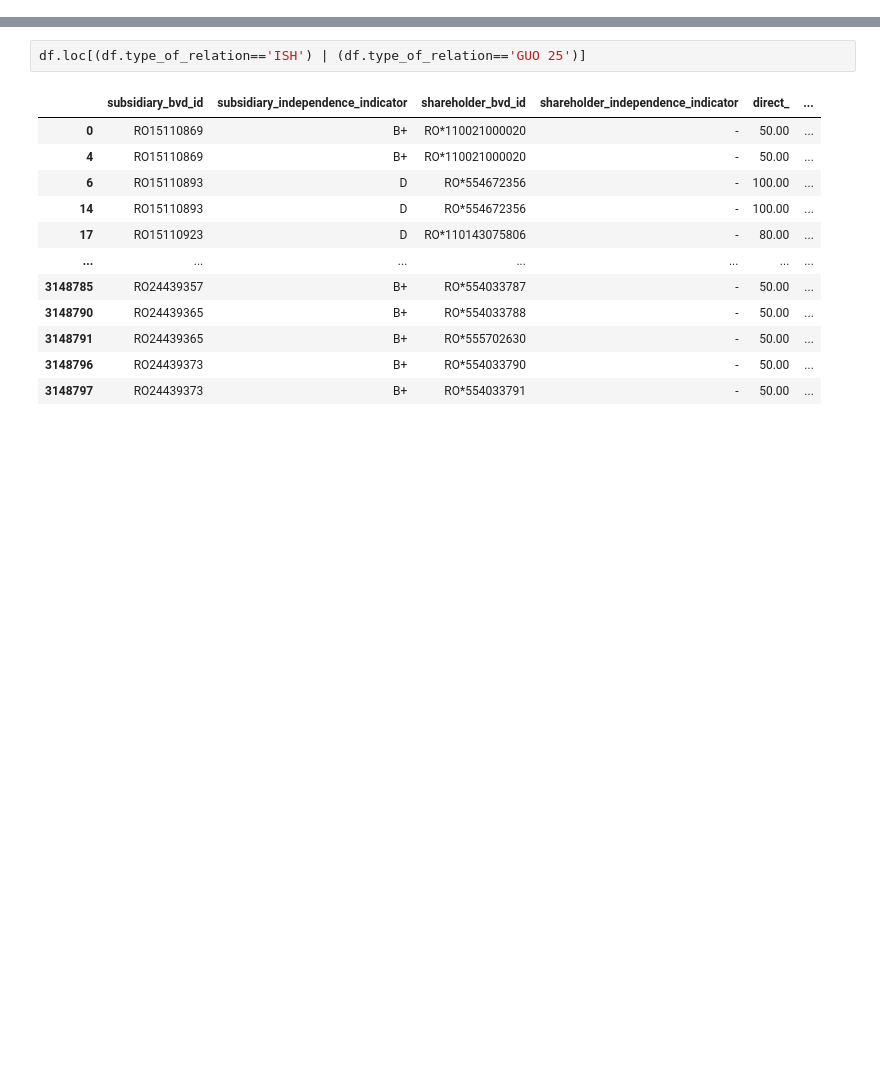
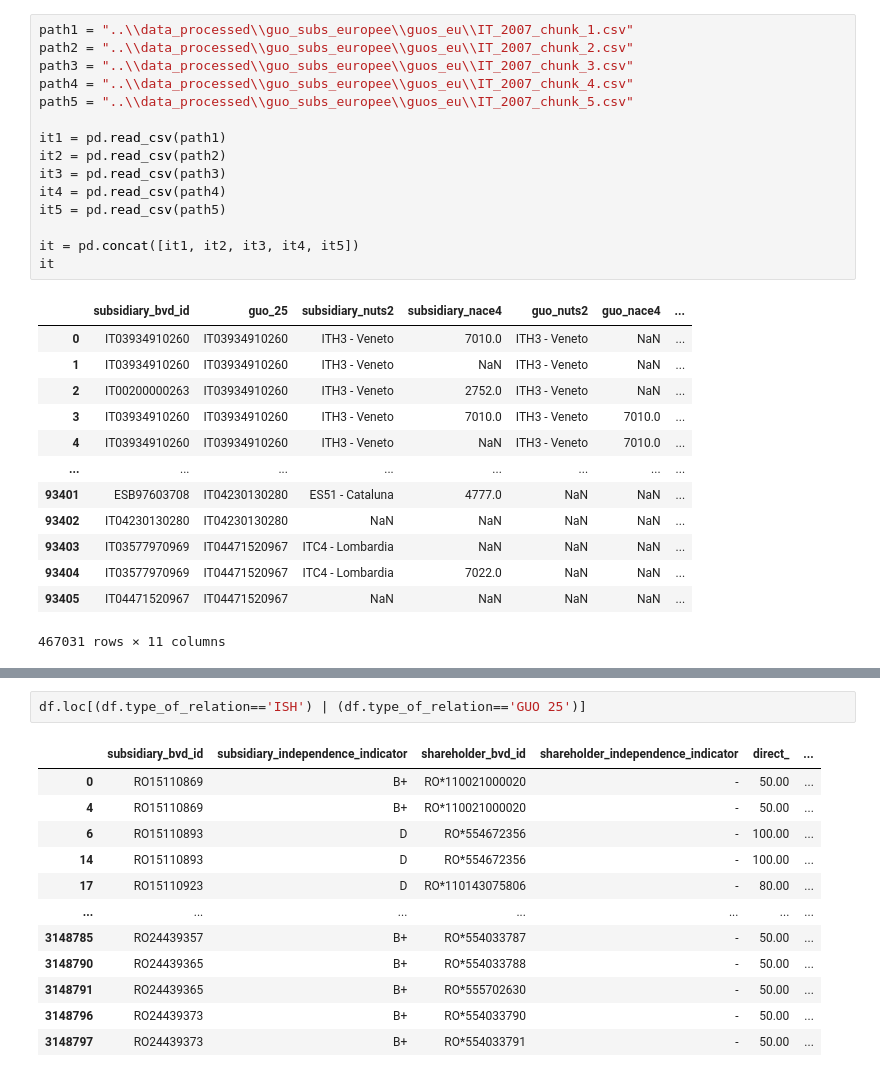
Before and after one commit to tommella90/DISEADE-data-moody-queries, a Jupyter notebook: queries/playground.ipynb, the cells around one changed output, grey strips where cells are left out. Drawn from its saved outputs; the diff is of its cells as text; blank space fills up the shorter version.

```diff
--- a/queries/playground.ipynb
+++ b/queries/playground.ipynb
@@ -9,0 +252,29 @@ contact_info = "..\\data_raw\\firmographics\\contact_info\\part-02360-54d921cc-a
+# %%
+path1 = "..\\data_processed\\guo_subs_europee\\guos_eu\\IT_2007_chunk_1.csv"
+path2 = "..\\data_processed\\guo_subs_europee\\guos_eu\\IT_2007_chunk_2.csv"
+path3 = "..\\data_processed\\guo_subs_europee\\guos_eu\\IT_2007_chunk_3.csv"
+path4 = "..\\data_processed\\guo_subs_europee\\guos_eu\\IT_2007_chunk_4.csv"
+path5 = "..\\data_processed\\guo_subs_europee\\guos_eu\\IT_2007_chunk_5.csv"
+
+it1 = pd.read_csv(path1)
+it2 = pd.read_csv(path2)
+it3 = pd.read_csv(path3)
+it4 = pd.read_csv(path4)
+it5 = pd.read_csv(path5)
+
+it = pd.concat([it1, it2, it3, it4, it5])
+it
+# %% [output]
+|  | subsidiary_bvd_id | guo_25 | subsidiary_nuts2 | subsidiary_nace4 | guo_nuts2 | guo_nace4 | ... |
+| 0 | IT03934910260 | IT03934910260 | ITH3 - Veneto | 7010.0 | ITH3 - Veneto | NaN | ... |
+| 1 | IT03934910260 | IT03934910260 | ITH3 - Veneto | NaN | ITH3 - Veneto | NaN | ... |
+| 2 | IT00200000263 | IT03934910260 | ITH3 - Veneto | 2752.0 | ITH3 - Veneto | NaN | ... |
+| 3 | IT03934910260 | IT03934910260 | ITH3 - Veneto | 7010.0 | ITH3 - Veneto | 7010.0 | ... |
+| 4 | IT03934910260 | IT03934910260 | ITH3 - Veneto | NaN | ITH3 - Veneto | 7010.0 | ... |
+| ... | ... | ... | ... | ... | ... | ... | ... |
+| 93401 | ESB97603708 | IT04230130280 | ES51 - Cataluna | 4777.0 | NaN | NaN | ... |
+| 93402 | IT04230130280 | IT04230130280 | NaN | NaN | NaN | NaN | ... |
+| 93403 | IT03577970969 | IT04471520967 | ITC4 - Lombardia | NaN | NaN | NaN | ... |
+| 93404 | IT03577970969 | IT04471520967 | ITC4 - Lombardia | 7022.0 | NaN | NaN | ... |
+| 93405 | IT04471520967 | IT04471520967 | NaN | NaN | NaN | NaN | ... |
+467031 rows × 11 columns
```
Also changed, not shown: parts of 24 cells of this notebook, 28 other files.
